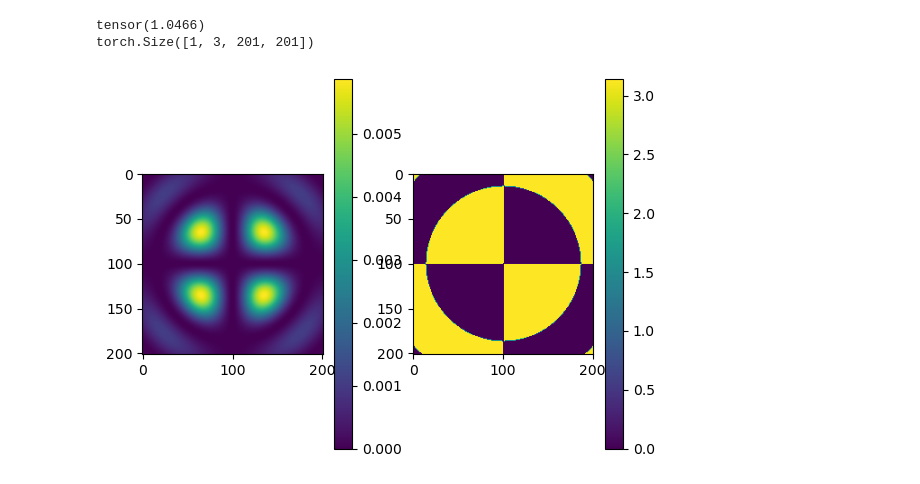
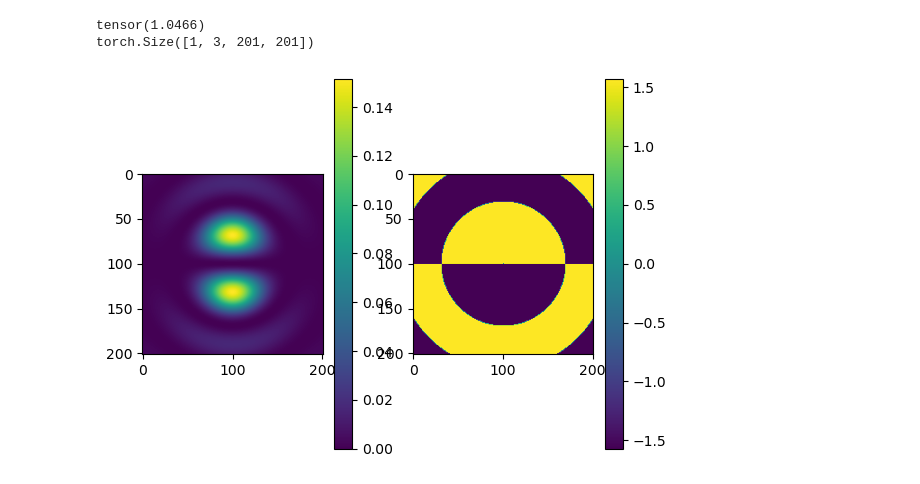
Before and after one commit to Biomedical-Imaging-Group/psf_generator, a Jupyter notebook: demos/240621vectorial_psf_tests.ipynb, the cells around one changed output. Saved outputs shown, nothing was run; the diff lists cells and outputs as text; code cells hidden in the pictures.

Commit message:
Adding the cartesian vectorial model - in progress

```diff
--- a/demos/240621vectorial_psf_tests.ipynb
+++ b/demos/240621vectorial_psf_tests.ipynb
@@ -35,21 +37,20 @@ torch.Size([1, 2, 1024])
 # %%
-propagator4 = VectorialPolarPropagator(pupil4, n_pix_psf=n_pix_psf, wavelength=wavelength, NA=NA, fov=fov,
-                                    defocus_min=0, defocus_max=defocus, n_defocus=n_defocus)
+propagator4 = VectorialPolarPropagator(pupil4, n_pix_psf=n_pix_psf, wavelength=wavelength, NA=NA, fov=fov, defocus_min=0, defocus_max=defocus, n_defocus=n_defocus)
 field4 = propagator4.compute_focus_field()
 print(torch.max(torch.abs(field4)))
 
 idx = 0
-ax_idx = 1
+ax_idx = 2
 print(field4.shape)
 plt.figure()
 plt.subplot(121)
 plt.imshow(torch.abs(field4[idx,ax_idx,...].squeeze())**2)
 plt.colorbar()
 plt.subplot(122)
 plt.imshow(torch.angle(field4[idx,ax_idx,...].squeeze()))
 plt.colorbar()
 plt.show()
 # %% [output]
 tensor(1.0466)
 torch.Size([1, 3, 201, 201])
-[figure, old version]
+[figure, new version]
```
Also changed, not shown: parts of 4 cells of this notebook, 1 other file.
